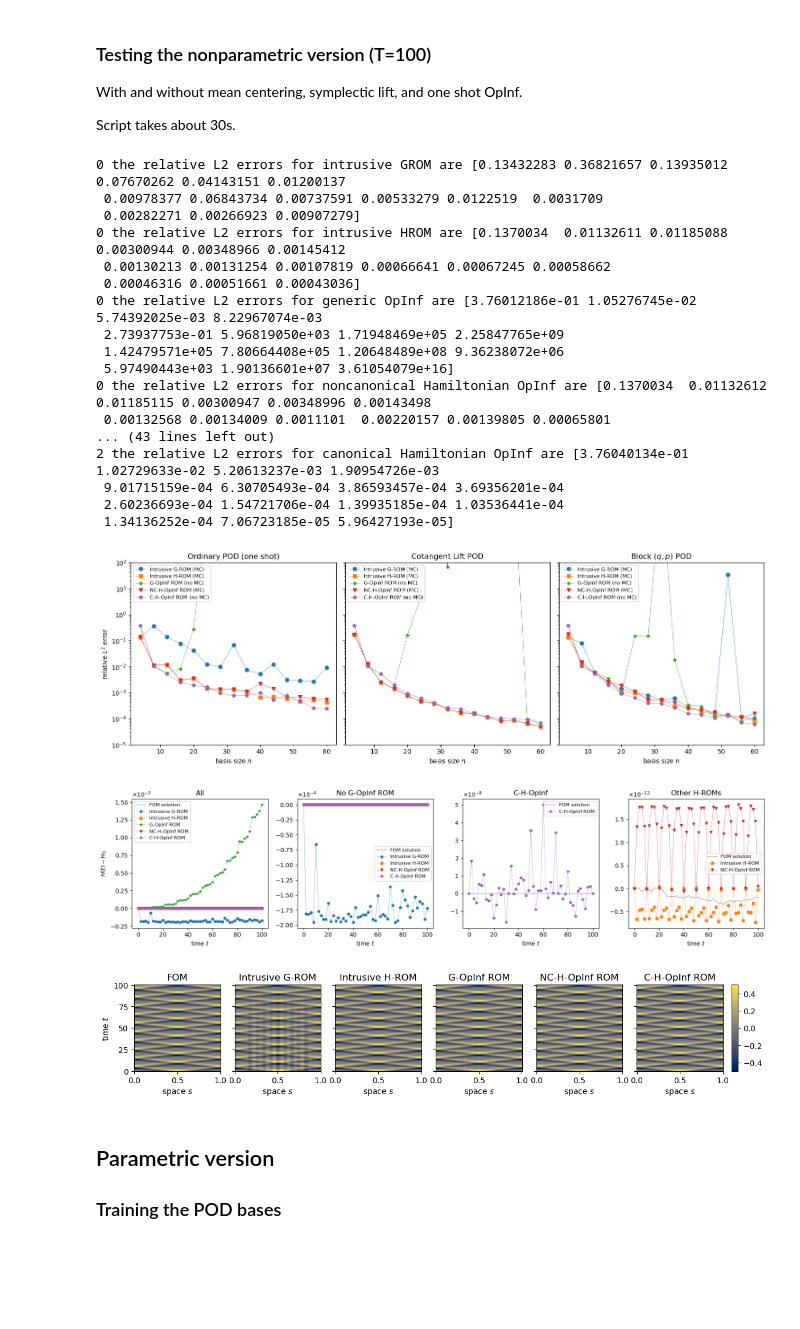
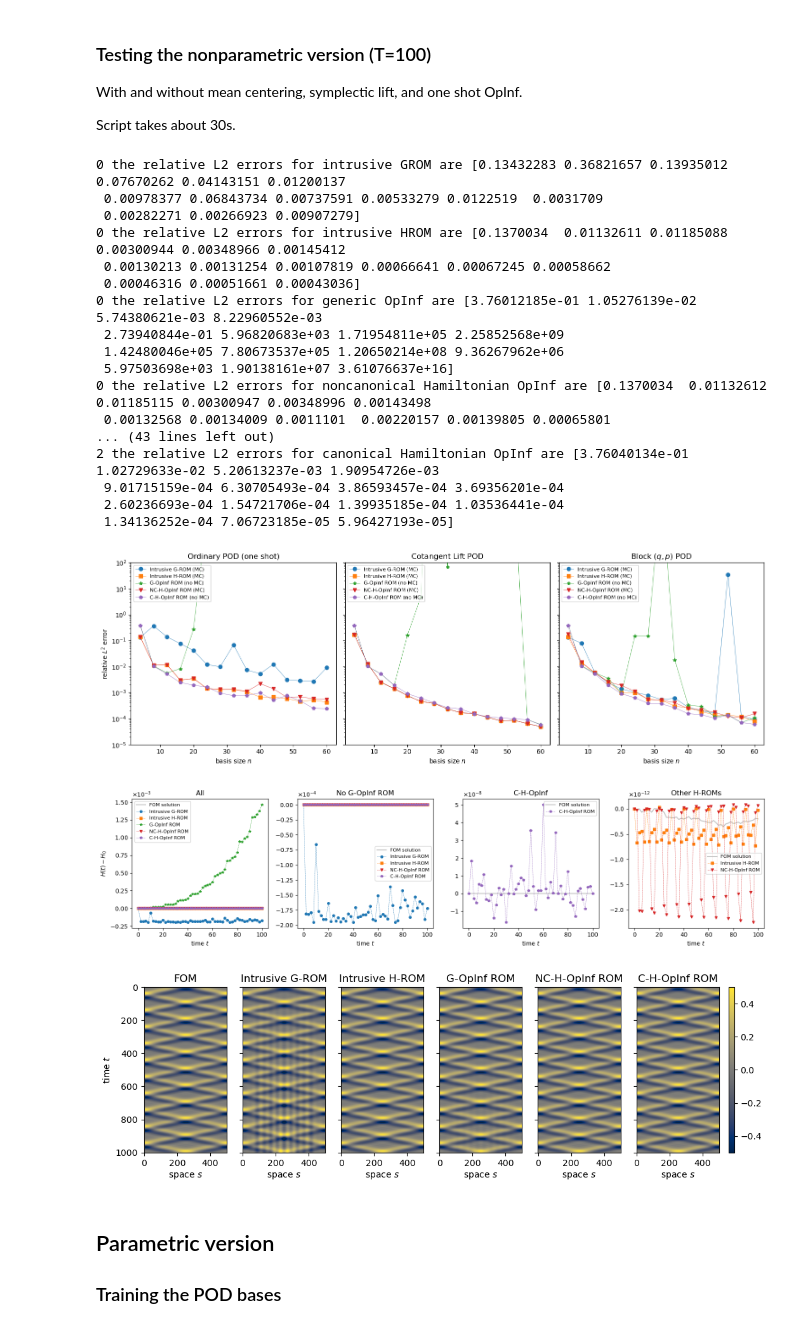
Before and after one commit to sandialabs/HamiltonianOpInf, a Jupyter notebook: ToyWave1D/WaveEx.ipynb, the cells around one changed output. Cells and saved outputs as stored; diff of their text form; code cells hidden in the pictures; blank space fills up the shorter version.

```diff
--- a/ToyWave1D/WaveEx.ipynb
+++ b/ToyWave1D/WaveEx.ipynb
@@ -581,25 +581,25 @@ for i in range(len(UmatList)):
     if oneShotList[i]:
         # Compute once and for all
         if MCtog[i]:
-            LhatHOpFullMC = ou.NC_H_OpInf(OpInfListMC, nList[-1], eps=1.0e-12)
+            LhatHOpFullMC = ou.NC_H_OpInf(OpInfListMC, nList[-1], eps=0.0e-12)
         else:
-            LhatHOpFull   = ou.NC_H_OpInf(OpInfLists[0], nList[-1], eps=1.0e-12)
+            LhatHOpFull   = ou.NC_H_OpInf(OpInfLists[0], nList[-1], eps=0.0e-12)
 
-        AhatOpFull        = ou.C_H_OpInf(OpInfLists[1], nList[-1], SigmaList[i], eps=1.0e-12)
+        AhatOpFull        = ou.C_H_OpInf(OpInfLists[1], nList[-1], SigmaList[i], eps=0.0e-12)
 
-    DhatOpFull            = ou.G_OpInf(OpInfLists[-1], nList[-1], SigmaList[i], eps=1.0e-6)
+    DhatOpFull            = ou.G_OpInf(OpInfLists[-1], nList[-1], SigmaList[i], eps=0.0e-6)
 
     for j,n in enumerate(nList):
 
         if not oneShotList[i]:
             # Compute for each n
-            DhatOp  = ou.G_OpInf(OpInfLists[-1], n, SigmaList[i], eps=1.0e-6)
+            DhatOp  = ou.G_OpInf(OpInfLists[-1], n, SigmaList[i], eps=0.0e-6)
             if MCtog[i]:
-                LhatHOpMC = ou.NC_H_OpInf(OpInfListMC, n, eps=1.0e-12)
+                LhatHOpMC = ou.NC_H_OpInf(OpInfListMC, n, eps=0.0e-12)
             else:
-                LhatHOp   = ou.NC_H_OpInf(OpInfLists[0], n, eps=1.0e-12)
+                LhatHOp   = ou.NC_H_OpInf(OpInfLists[0], n, eps=0.0e-12)
 
-            AhatOp        = ou.C_H_OpInf(OpInfLists[1], n, SigmaList[i], eps=1.0e-12, BorisZhu=False)
+            AhatOp        = ou.C_H_OpInf(OpInfLists[1], n, SigmaList[i], eps=0.0e-12, BorisZhu=False)
         else:
             if isinstance(UmatList[i], list):
                 Ablock1 = AhatOpFull[:n//2, :n//2]
@@ -686,10 +686,10 @@ plt.show()
 0 the relative L2 errors for intrusive HROM are [0.1370034  0.01132611 0.01185088 0.00300944 0.00348966 0.00145412
  0.00130213 0.00131254 0.00107819 0.00066641 0.00067245 0.00058662
  0.00046316 0.00051661 0.00043036]
-0 the relative L2 errors for generic OpInf are [3.76012186e-01 1.05276745e-02 5.74392025e-03 8.22967074e-03
- 2.73937753e-01 5.96819050e+03 1.71948469e+05 2.25847765e+09
- 1.42479571e+05 7.80664408e+05 1.20648489e+08 9.36238072e+06
- 5.97490443e+03 1.90136601e+07 3.61054079e+16]
+0 the relative L2 errors for generic OpInf are [3.76012185e-01 1.05276139e-02 5.74380621e-03 8.22960552e-03
+ 2.73940844e-01 5.96820683e+03 1.71954811e+05 2.25852568e+09
+ 1.42480046e+05 7.80673537e+05 1.20650214e+08 9.36267962e+06
+ 5.97503698e+03 1.90138161e+07 3.61076637e+16]
 0 the relative L2 errors for noncanonical Hamiltonian OpInf are [0.1370034  0.01132612 0.01185115 0.00300947 0.00348996 0.00143498
  0.00132568 0.00134009 0.0011101  0.00220157 0.00139805 0.00065801
 ... (43 lines left out)
@@ -759,44 +758,46 @@ plt.show()
 i,j = 0,3
 dx = xTrain[1]-xTrain[0]
 dt = tTest[1]-tTest[0]
 extent = [xTrain[0]-dx, xTrain[-1]+dx, tTest[0]-dt, tTest[-1]+dt]
 
 titleList = ['FOM', 'Intrusive G-ROM', 'Intrusive H-ROM', 'G-OpInf ROM', 'NC-H-OpInf ROM', 'C-H-OpInf ROM']
 
 from mpl_toolkits.axes_grid1 import ImageGrid
 
-fig = plt.figure(figsize=(12,4))
+fig = plt.figure(figsize=(12.,8.))
 
 grid = ImageGrid(fig, 111,
                  nrows_ncols=(1,6),
                  axes_pad=0.25,
                  share_all=True,
                  cbar_location="right",
                  cbar_mode="single",
                  cbar_size="7%",
                  cbar_pad=0.15,
                 )
 
-im = grid[0].imshow(Xac[Nover2:].T, extent=extent, aspect=0.02*(Xac[:Nover2].shape[0]/Xac[:Nover2].shape[1]), cmap='cividis', vmin=-0.5, vmax=0.5)
-im = grid[1].imshow(XrecIntG[i,j][Nover2:].T, extent=extent, aspect=0.02*(Xac[:Nover2].shape[0]/Xac[:Nover2].shape[1]), cmap='cividis', vmin=-0.5, vmax=0.5)
-im = grid[2].imshow(XrecIntH[i,j][Nover2:].T, extent=extent, aspect=0.02*(Xac[:Nover2].shape[0]/Xac[:Nover2].shape[1]), cmap='cividis', vmin=-0.5, vmax=0.5)
-im = grid[3].imshow(XrecOp[i,j][Nover2:].T, extent=extent, aspect=0.02*(Xac[:Nover2].shape[0]/Xac[:Nover2].shape[1]), cmap='cividis', vmin=-0.5, vmax=0.5)
-im = grid[4].imshow(XrecOpH[i,j][Nover2:].T, extent=extent, aspect=0.02*(Xac[:Nover2].shape[0]/Xac[:Nover2].shape[1]), cmap='cividis', vmin=-0.5, vmax=0.5)
-im = grid[5].imshow(XrecOpA[i,j][Nover2:].T, extent=extent, aspect=0.02*(Xac[:Nover2].shape[0]/Xac[:Nover2].shape[1]), cmap='cividis', vmin=-0.5, vmax=0.5)
+im = grid[0].imshow(Xac[Nover2:].T, cmap='cividis', vmin=-0.5, vmax=0.5)
+im = grid[1].imshow(XrecIntG[i,j][Nover2:].T, cmap='cividis', vmin=-0.5, vmax=0.5)
+im = grid[2].imshow(XrecIntH[i,j][Nover2:].T, cmap='cividis', vmin=-0.5, vmax=0.5)
+im = grid[3].imshow(XrecOp[i,j][Nover2:].T, cmap='cividis', vmin=-0.5, vmax=0.5)
+im = grid[4].imshow(XrecOpH[i,j][Nover2:].T, cmap='cividis', vmin=-0.5, vmax=0.5)
+im = grid[5].imshow(XrecOpA[i,j][Nover2:].T, cmap='cividis', vmin=-0.5, vmax=0.5)
 for i in range(6):
     grid[i].set_title(f'{titleList[i]}')
     grid[i].set_xlabel('space $s$')
 grid[0].set_ylabel('time $t$')
 
 grid[-1].cax.colorbar(im)
 grid[-1].cax.toggle_label(True)
 
-plt.tight_layout()
-# plt.savefig(f'WaveImshow{4*(j+1)}ModesT{Ttest}', transparent=True, bbox_inches='tight')
+# plt.gcf().set_size_inches(12,8)
+
+# plt.tight_layout()
+# plt.savefig(f'WaveImshow{4*(j+1)}ModesT{Ttest}', transparent=True, bbox_inches='tight', dpi=300)
 plt.show()
 # %% [output]
-[figure, old version]
+[figure, new version]
-[figure, old version]
+[figure, new version]
 # %% [markdown]
 ## Parametric version
 
```
Also changed, not shown: parts of 5 cells of this notebook, 7 other files.
